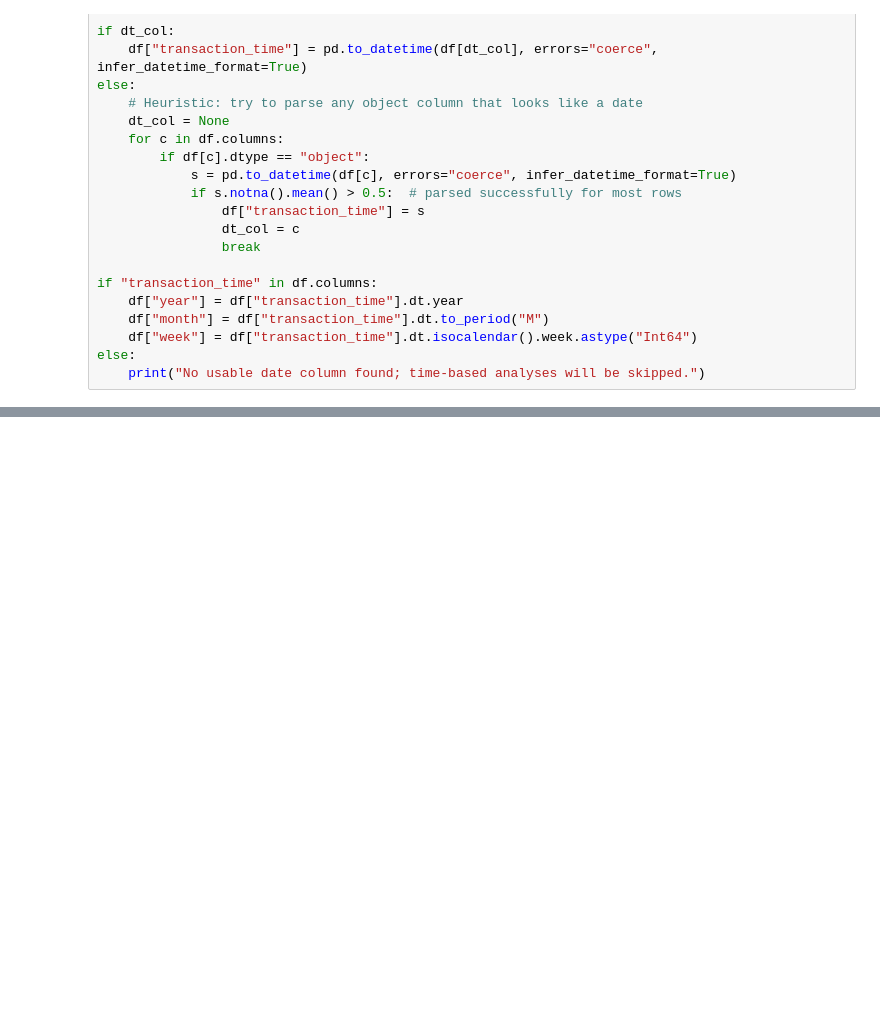
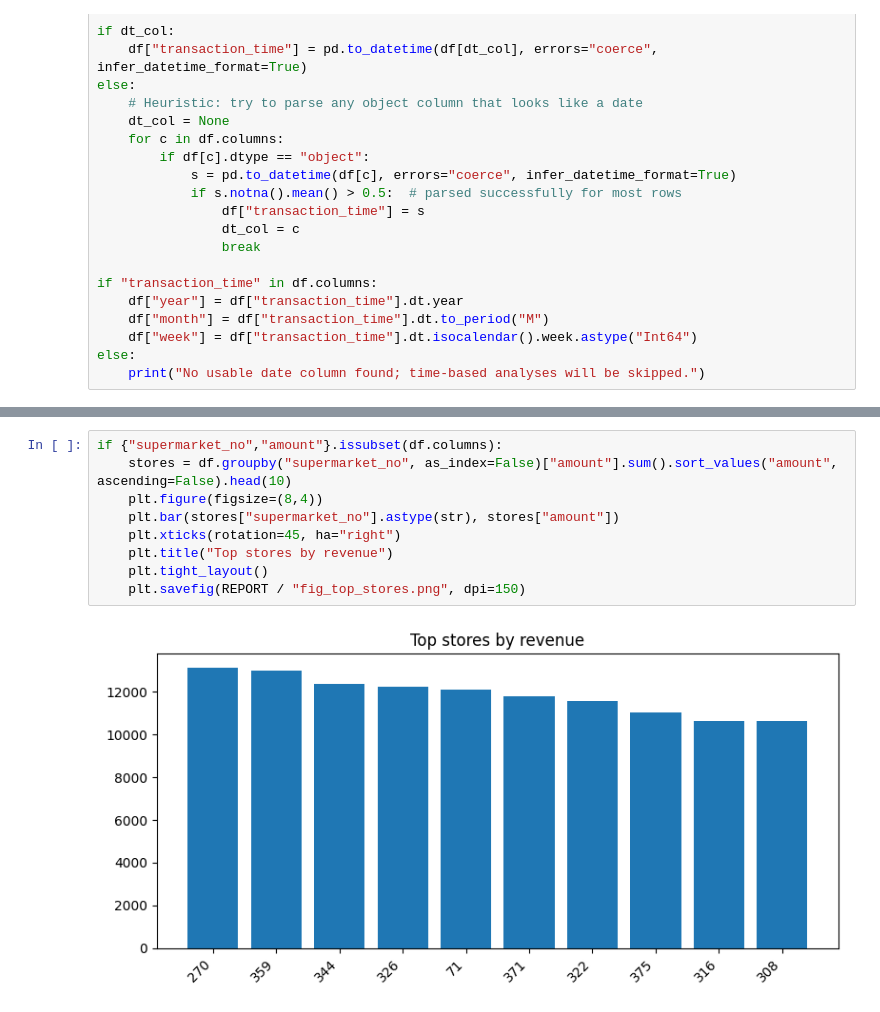
Before and after one commit to xikander7/supermart-analytics-assignment, a Jupyter notebook: notebooks/02_exploratory_analysis.ipynb, the cells around one changed output, grey strips where cells are left out. Drawn from its saved outputs; the diff is of its cells as text; blank space fills up the shorter version.

```diff
--- a/notebooks/02_exploratory_analysis.ipynb
+++ b/notebooks/02_exploratory_analysis.ipynb
@@ -42,0 +58,11 @@ else:
+# %%
+if {"supermarket_no","amount"}.issubset(df.columns):
+    stores = df.groupby("supermarket_no", as_index=False)["amount"].sum().sort_values("amount", ascending=False).head(10)
+    plt.figure(figsize=(8,4))
+    plt.bar(stores["supermarket_no"].astype(str), stores["amount"])
+    plt.xticks(rotation=45, ha="right")
+    plt.title("Top stores by revenue")
+    plt.tight_layout()
+    plt.savefig(REPORT / "fig_top_stores.png", dpi=150)
+# %% [output]
+[figure, added]
```
Also changed, not shown: parts of 4 cells of this notebook, 2 other files.
